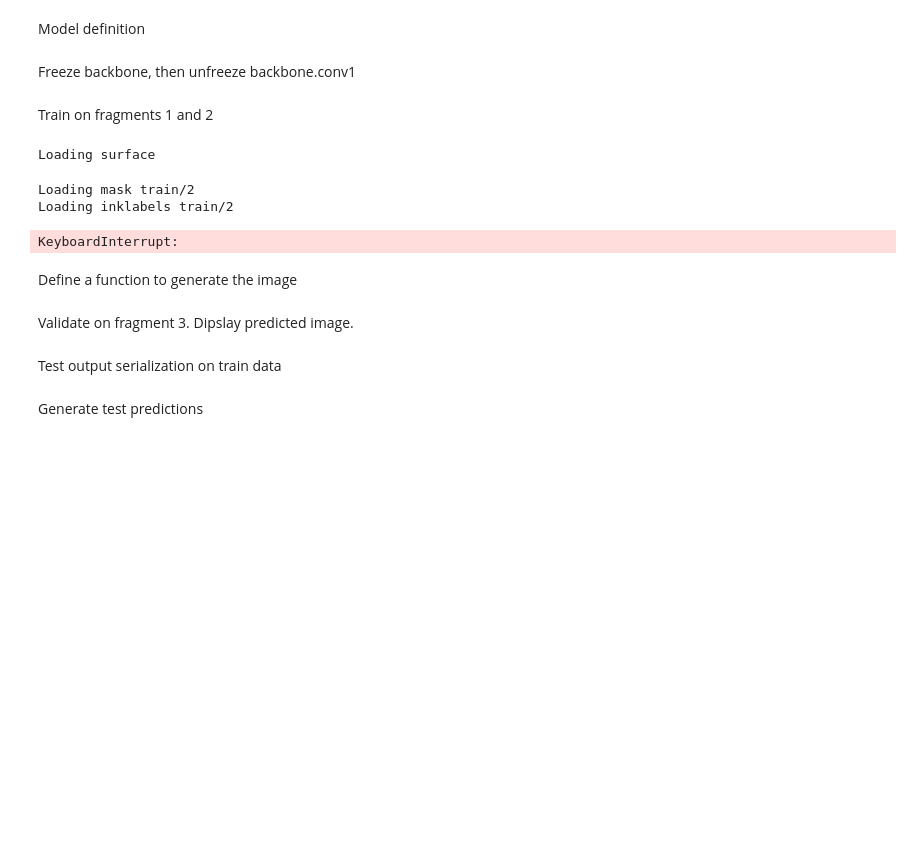
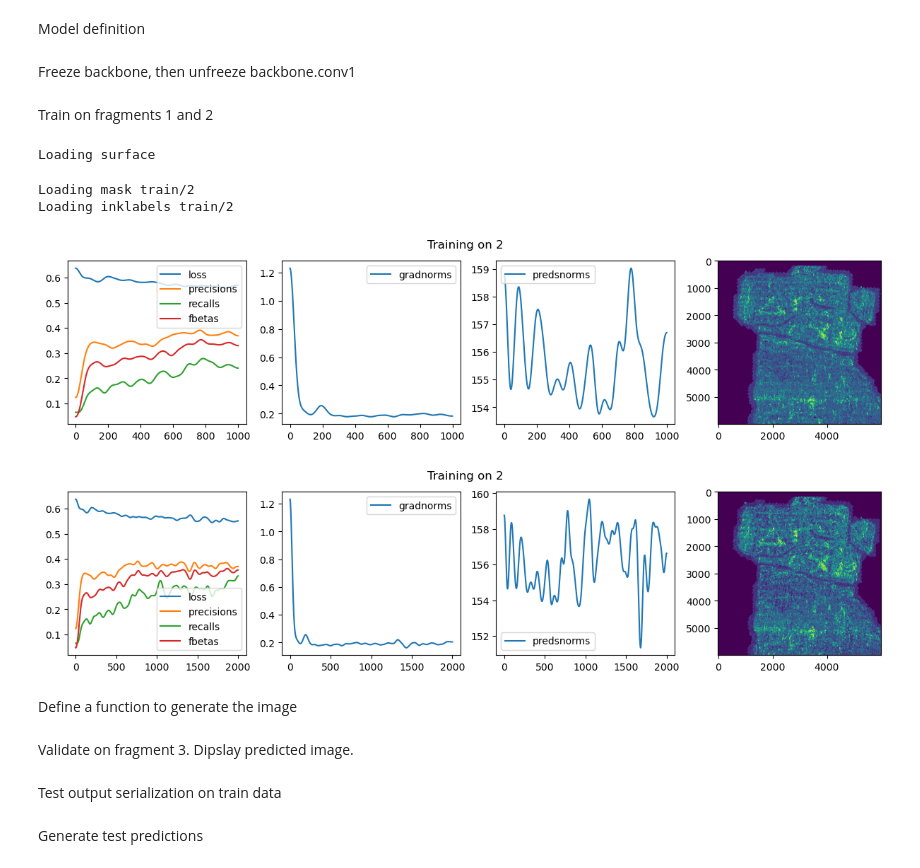
Before and after one commit to tomaszgarbus/kaggle-vesuvius-challenge, a Jupyter notebook: pretrained-network.ipynb, the cells around one changed output. Cells and saved outputs as stored; diff of their text form; code cells hidden in the pictures; blank space fills up the shorter version.

```diff
--- a/pretrained-network.ipynb
+++ b/pretrained-network.ipynb
@@ -96,7 +96,7 @@ def load_surface(fragment_name, split_name):
     return surface
 
 class SlicedDataset(torch.utils.data.Dataset):
-    def __init__(self, fragment_name, split_name):
+    def __init__(self, fragment_name, split_name, max_shape=None):
         self.fragment_name = fragment_name
         self.split_name = split_name
         self.surface = load_surface(fragment_name, split_name)
@@ -104,6 +104,10 @@ class SlicedDataset(torch.utils.data.Dataset):
         self.inklabels = load_inklabels(fragment_name, split_name)
         if self.inklabels is None:
             self.inklabels = np.zeros(self.mask.shape)
+        if max_shape:
+            self.surface = self.surface[:, :max_shape[0], :max_shape[1]]
+            self.mask = self.mask[:max_shape[0], max_shape[1]]
+            self.inklabels = self.inklabels[:max_shape[0], :max_shape[1]]
 
     def __len__(self):
         return (self.surface.shape[1] - YX_DIM) * (self.surface.shape[2] - YX_DIM)
@@ -147,8 +151,7 @@ Freeze backbone, then unfreeze backbone.conv1
 # %% [markdown]
 Train on fragments 1 and 2
 # %%
-def train_on_fragment(fragment_name):
-    ds = SlicedDataset(fragment_name, 'train')
+def train_on_fragment(fragment_name, ds):
     dl = torch.utils.data.DataLoader(ds, batch_size=BSIZE, shuffle=True)
     class WeightedBCELoss(torch.nn.Module):
       def __init__(self):
@@ -218,37 +221,38 @@ def train_on_fragment(fragment_name):
         losses.append(loss.detach().cpu().float())
         precisions.append(precision)
         recalls.append(recall)
         gradnorms.append(gradnorm())
         predsnorms.append(preds.detach().norm().cpu())
 
         pbar.set_postfix({
             "loss": loss,
             "prec": precision,
             "rec": recall,
             "fbeta": fbeta,
             "gradnorm": gradnorms[-1],
             "predsnorm": predsnorms[-1]})
 
         if i % PLOT_EVERY == PLOT_EVERY - 1:
             plot()
 
     plot()
 
     # Cleanup
     del ds
     del dl
     del livegen
     torch.save(fcn_model, f'/kaggle/working/model_{datetime.datetime.now().strftime("%d-%m-%H:%M:%S")}')
 
-# train_on_fragment('1')
-# gc.collect()
-train_on_fragment('2')
+train_on_fragment('2', SlicedDataset('2', 'train', max_shape=(6000, 6000)))
 gc.collect()
+train_on_fragment('1', SlicedDataset('2', 'train'))
+gc.collect()
 # %% [output]
 Loading surface
 Loading mask train/2
 Loading inklabels train/2
-KeyboardInterrupt:
+[figure, added]
+[figure, added]
 # %% [markdown]
 Define a function to generate the image
 # %%
```
Also changed, not shown: parts of 1 cell of this notebook.
